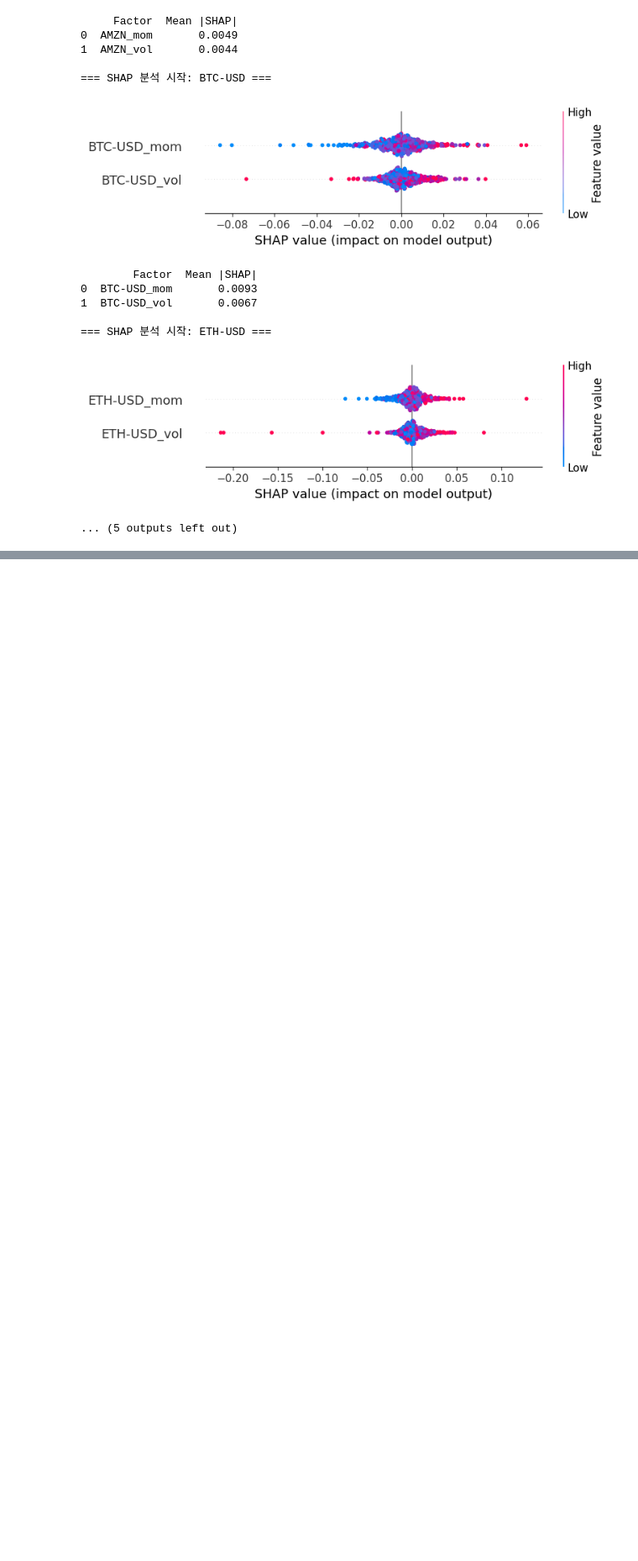
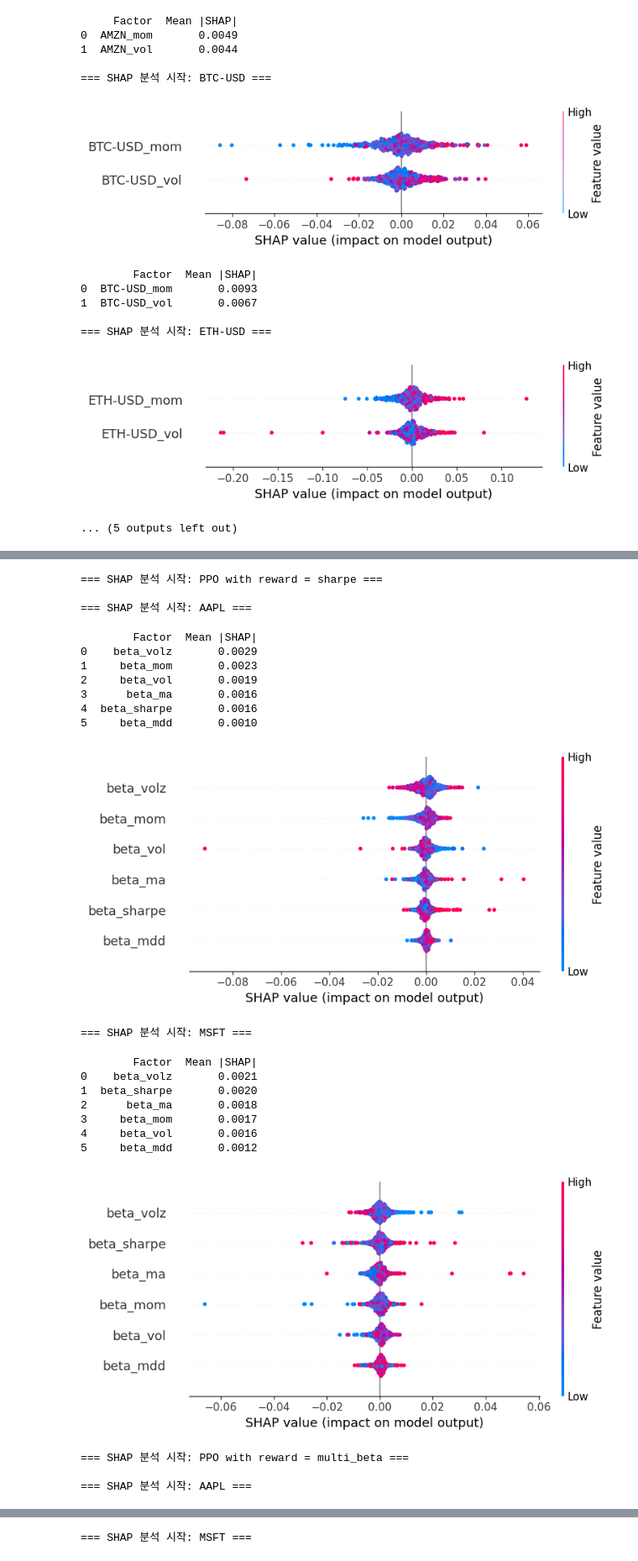
Before and after one commit to nhjung74/paper, a Jupyter notebook: factor_rl_portfolio.ipynb, the cells around one changed output, grey strips where cells are left out. Shown at 84% size. Saved outputs shown, nothing was run; the diff lists cells and outputs as text; code cells hidden in the pictures; blank space fills up the shorter version.

```diff
--- a/factor_rl_portfolio.ipynb
+++ b/factor_rl_portfolio.ipynb
@@ -3347,12 +3347,6 @@ plt.tight_layout()
 plt.show()
 
 
-# SHAP 해석 코드 실행 (여기 삽입)
-price, returns, factors = fetch_data(mixed_assets)
-
-for asset in mixed_assets:
-    run_shap_feature_importance(factors, returns, target_asset=asset)
-
 
 # sharpe 를 baseline으로 하여 통계적으로 의미가 있는지 비교함
 summary = []
@@ -3599,0 +3666,7 @@ print([type(col) for col in factors.columns])
+# %%
+# 데이터 로딩
+price, returns, factors = fetch_data(["AAPL", "MSFT"])
+
+# 분석 수행
+for reward_type in ["sharpe", "multi_beta", "multi_hybrid"]:
+    run_model_shap_analysis(factors, returns, price, reward_type, PPO, model_name="PPO")
@@ -3599,0 +3676,28 @@ print([type(col) for col in factors.columns])
+# %%
+
+for reward_type in ["sharpe", "multi_beta", "multi_hybrid"]:
+    run_model_shap_analysis(factors, returns, reward_type=reward_type)
+# %% [output]
+=== SHAP 분석 시작: PPO with reward = sharpe ===
+
+=== SHAP 분석 시작: AAPL ===
+        Factor  Mean |SHAP|
+0    beta_volz       0.0029
+1     beta_mom       0.0023
+2     beta_vol       0.0019
+3      beta_ma       0.0016
+4  beta_sharpe       0.0016
+5     beta_mdd       0.0010
+[figure, added]
+=== SHAP 분석 시작: MSFT ===
+        Factor  Mean |SHAP|
+0    beta_volz       0.0021
+1  beta_sharpe       0.0020
+2      beta_ma       0.0018
+3     beta_mom       0.0017
+4     beta_vol       0.0016
+5     beta_mdd       0.0012
+[figure, added]
+=== SHAP 분석 시작: PPO with reward = multi_beta ===
+
+=== SHAP 분석 시작: AAPL ===
@@ -3599,0 +3712 @@ print([type(col) for col in factors.columns])
+=== SHAP 분석 시작: MSFT ===
```
Also changed, not shown: parts of 6 cells of this notebook.
